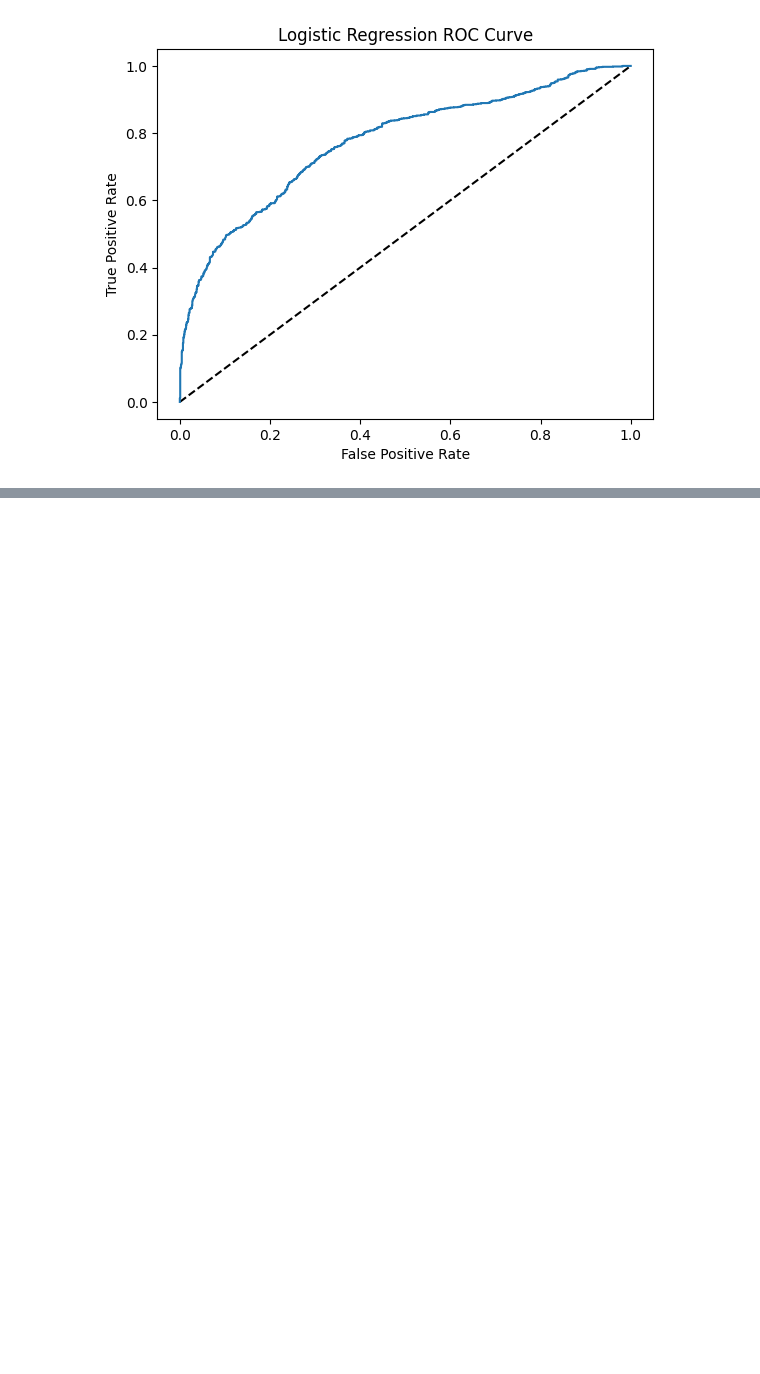
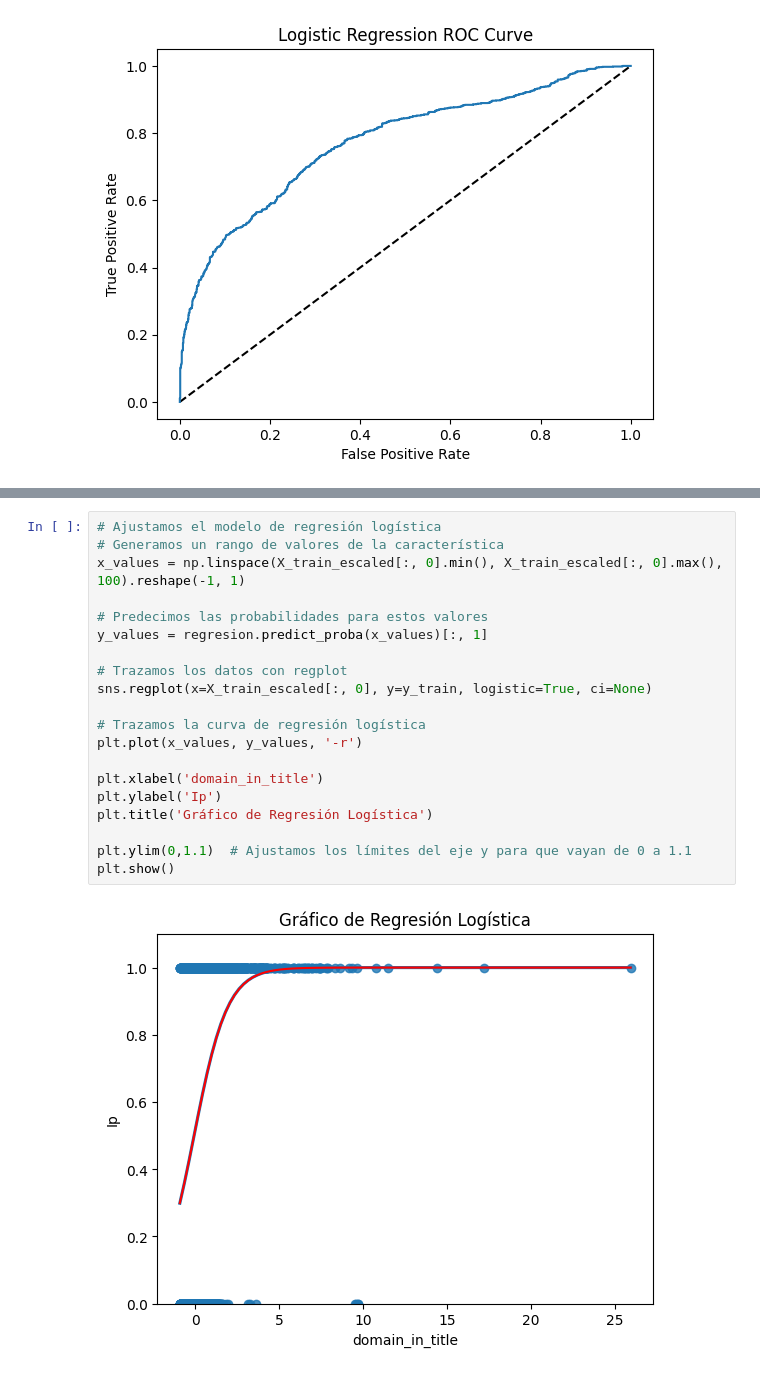
Before and after one commit to angelcast2002/Lab01-IA, a Jupyter notebook: lab01.ipynb, the cells around one changed output, grey strips where cells are left out. Cells and saved outputs as stored; diff of their text form; blank space fills up the shorter version.

```diff
--- a/lab01.ipynb
+++ b/lab01.ipynb
@@ -348,0 +404,22 @@ plt.show()
+# %%
+# Ajustamos el modelo de regresión logística
+# Generamos un rango de valores de la característica
+x_values = np.linspace(X_train_escaled[:, 0].min(), X_train_escaled[:, 0].max(), 100).reshape(-1, 1)
+
+# Predecimos las probabilidades para estos valores
+y_values = regresion.predict_proba(x_values)[:, 1]
+
+# Trazamos los datos con regplot
+sns.regplot(x=X_train_escaled[:, 0], y=y_train, logistic=True, ci=None)
+
+# Trazamos la curva de regresión logística
+plt.plot(x_values, y_values, '-r')
+
+plt.xlabel('domain_in_title')
+plt.ylabel('Ip')
+plt.title('Gráfico de Regresión Logística')
+
+plt.ylim(0,1.1)  # Ajustamos los límites del eje y para que vayan de 0 a 1.1
+plt.show()
+# %% [output]
+[figure, added]
```
Also changed, not shown: parts of 9 cells of this notebook.
